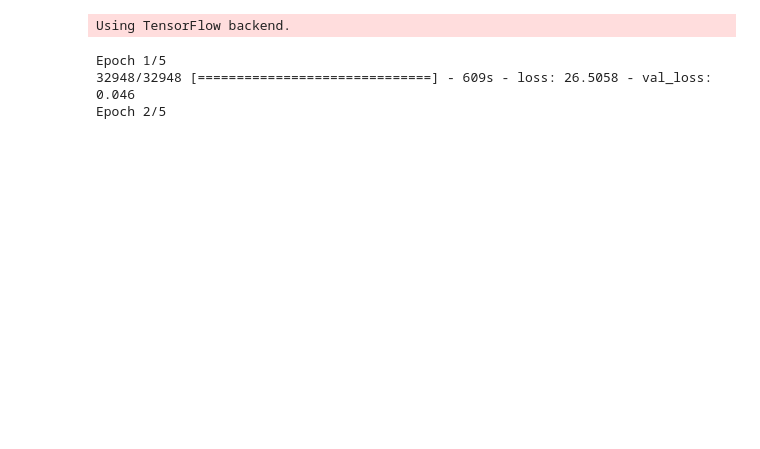
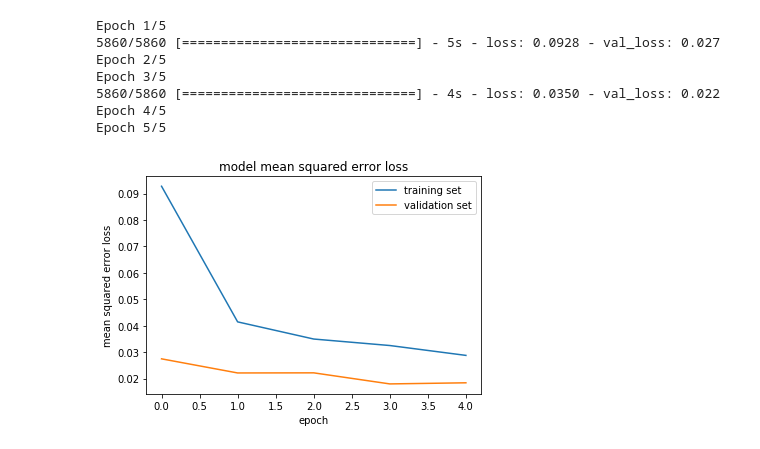
Before and after one commit to grodowski/CarND-Behavioral-Cloning-P3, a Jupyter notebook: Behavioral Cloning - Build and train the model.ipynb, the cells around one changed output. Saved outputs shown, nothing was run; the diff lists cells and outputs as text; code cells hidden in the pictures; blank space fills up the shorter version.

```diff
--- a/Behavioral Cloning - Build and train the model.ipynb
+++ b/Behavioral Cloning - Build and train the model.ipynb
@@ -154,39 +158,46 @@ from keras.layers.pooling import MaxPooling2D
 from keras.preprocessing.image import ImageDataGenerator
 
 model = Sequential()
-model.add(Cropping2D(cropping=((60,20), (0,0)), input_shape=(160,320,3)))
+model.add(Cropping2D(cropping=((10,4), (0,0)), input_shape=(32,32,3)))
 model.add(Lambda(lambda x: x / 127.5 - 1))
+model.add(Conv2D(32, 3, 3, activation='elu'))
+model.add(MaxPooling2D(pool_size=(2,2)))
+model.add(Dropout(.5))
 model.add(Conv2D(32, 3, 3, activation='elu'))
 model.add(MaxPooling2D(pool_size=(2,2)))
 model.add(Dropout(.5))
 model.add(Flatten())
 model.add(Dense(128))
 model.add(Activation('elu'))
 model.add(Dense(16))
 model.add(Activation('elu'))
 model.add(Dense(1))
 
 train_generator = generator(train_samples, batch_size=32, augment=True)
 validation_generator = generator(validation_samples, batch_size=32)
 
 model.compile(optimizer='adam', loss='mse')
 ts_len = len(train_samples) * nb_augmentations
 history_object = model.fit_generator(train_generator,
                                      samples_per_epoch=ts_len,
                                      nb_val_samples=len(validation_samples),
                                      nb_epoch=5,
                                      validation_data=validation_generator)
 model.save('model/model.h5')
 
 plt.plot(history_object.history['loss'])
 plt.plot(history_object.history['val_loss'])
 plt.title('model mean squared error loss')
 plt.ylabel('mean squared error loss')
 plt.xlabel('epoch')
 plt.legend(['training set', 'validation set'], loc='upper right')
 plt.show()
 # %% [output]
-Using TensorFlow backend.
+Epoch 1/5
+5860/5860 [==============================] - 5s - loss: 0.0928 - val_loss: 0.027
+Epoch 2/5
+Epoch 3/5
+5860/5860 [==============================] - 4s - loss: 0.0350 - val_loss: 0.022
+Epoch 4/5
+Epoch 5/5
-Epoch 1/5
-32948/32948 [==============================] - 609s - loss: 26.5058 - val_loss: 0.046
-Epoch 2/5
+[figure, added]
```
Also changed, not shown: parts of 7 cells of this notebook.
